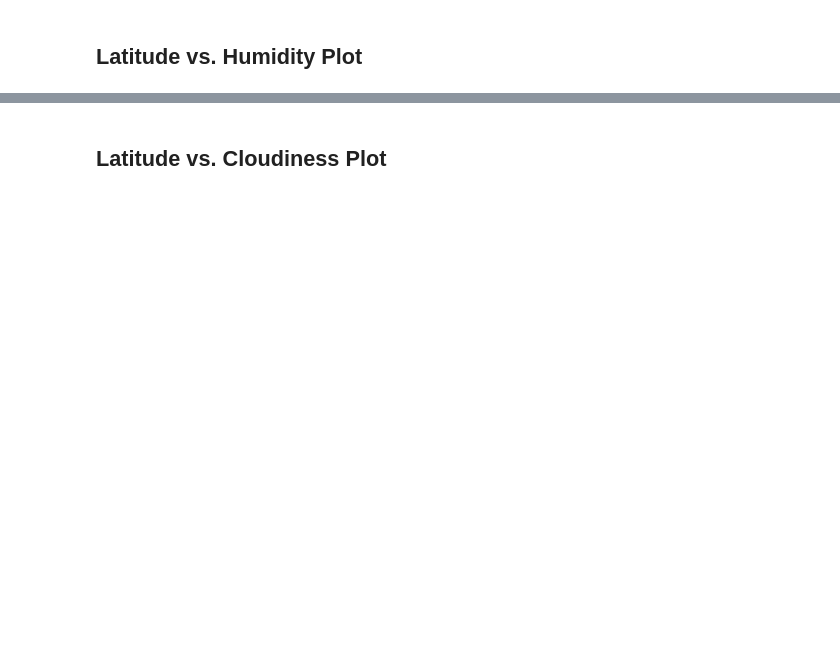
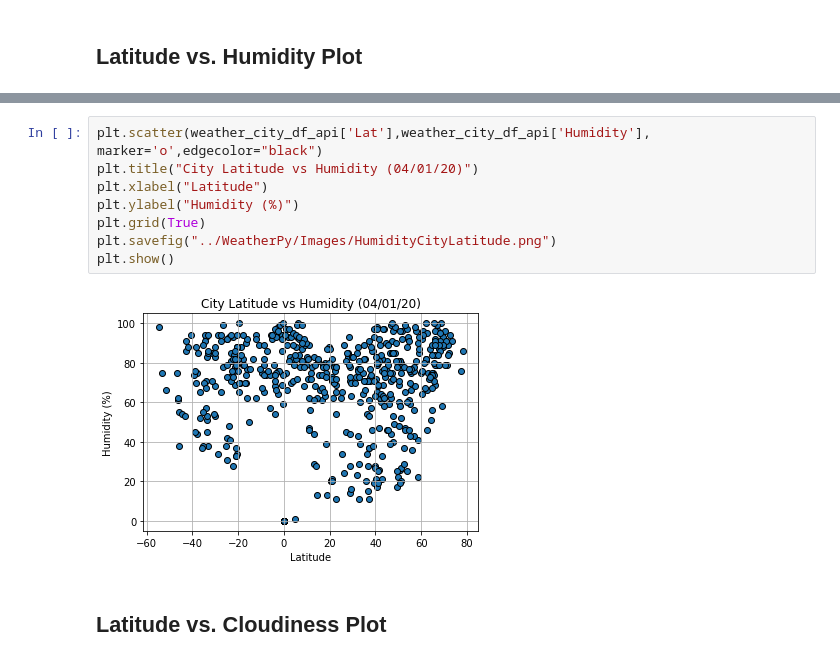
Before and after one commit to atikahemani/python-api-challenge, a Jupyter notebook: WeatherPy/WeatherPy.ipynb, the cells around one changed output, grey strips where cells are left out. Saved outputs shown, nothing was run; the diff lists cells and outputs as text; blank space fills up the shorter version.

```diff
--- a/WeatherPy/WeatherPy.ipynb
+++ b/WeatherPy/WeatherPy.ipynb
@@ -148,2 +212,12 @@ Int64Index([], dtype='int64')
+# %%
+plt.scatter(weather_city_df_api['Lat'],weather_city_df_api['Humidity'], marker='o',edgecolor="black")
+plt.title("City Latitude vs Humidity (04/01/20)")
+plt.xlabel("Latitude")
+plt.ylabel("Humidity (%)")
+plt.grid(True)
+plt.savefig("../WeatherPy/Images/HumidityCityLatitude.png")
+plt.show()
+# %% [output]
+[figure, added]
 # %% [markdown]
 ## Latitude vs. Cloudiness Plot
```
Also changed, not shown: parts of 39 cells of this notebook, 14 other files.
